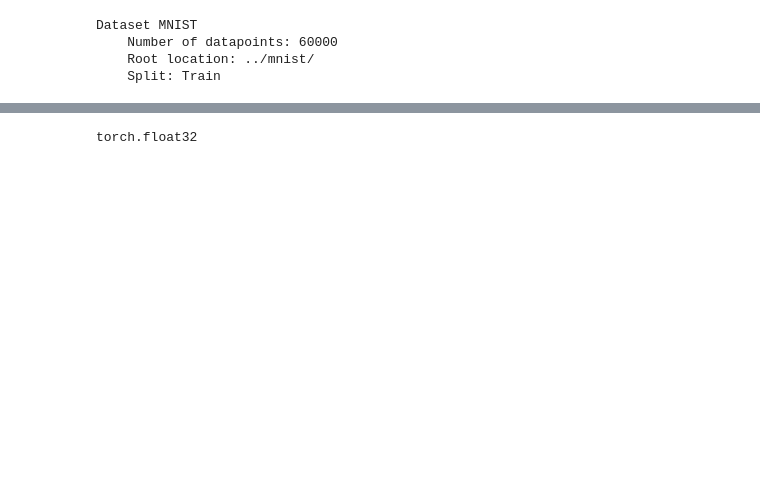
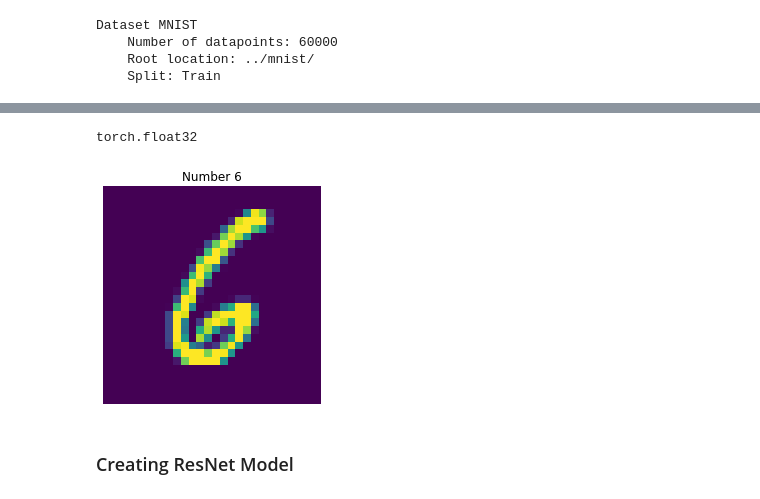
Before and after one commit to beamaia/neural-network-studies, a Jupyter notebook: intro_resnet/kaggle_resnet_for_mnist.ipynb, the cells around one changed output, grey strips where cells are left out. Saved outputs shown, nothing was run; the diff lists cells and outputs as text; code cells hidden in the pictures; blank space fills up the shorter version.

Commit message:
WIP: Adding notes, problem with training

```diff
--- a/intro_resnet/kaggle_resnet_for_mnist.ipynb
+++ b/intro_resnet/kaggle_resnet_for_mnist.ipynb
@@ -27,3 +36,7 @@ features_train, features_test, targets_train, targets_test = train_test_split(x_
+# %%
+# Spliting into train and test datasets. Size of train data is 85% and size of test data is 15%.
+# random_state=42
+features_train, features_test, targets_train, targets_test = train_test_split(x_data, y_data, test_size = 0.15, random_state = 42)
 # %%
 print(f'Features train size: {list(features_train.size())}')
 print(f'Features test size: {list(features_test.size())}')
@@ -37,4 +50,14 @@ Targets test size: [12000]
-# %%
-features_test.dtype
-# %% [output]
-torch.float32
+# %%
+# seeing features dtype
+features_test.dtype
+# %% [output]
+torch.float32
+# %%
+plt.imshow(features_train[12])
+plt.axis("off")
+plt.title("Number " + str(int(targets_train[12])))
+plt.show()
+# %% [output]
+[figure, added]
+# %% [markdown]
+### Creating ResNet Model
```
Also changed, not shown: parts of 35 cells of this notebook.
